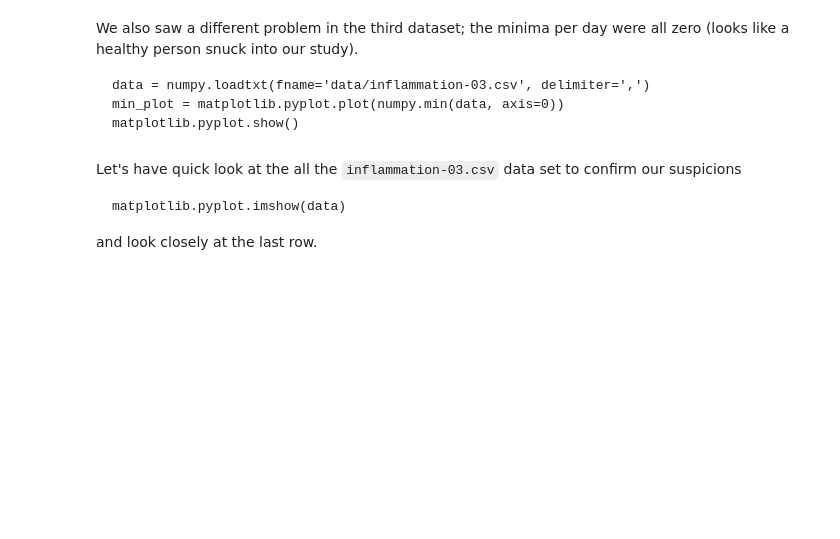
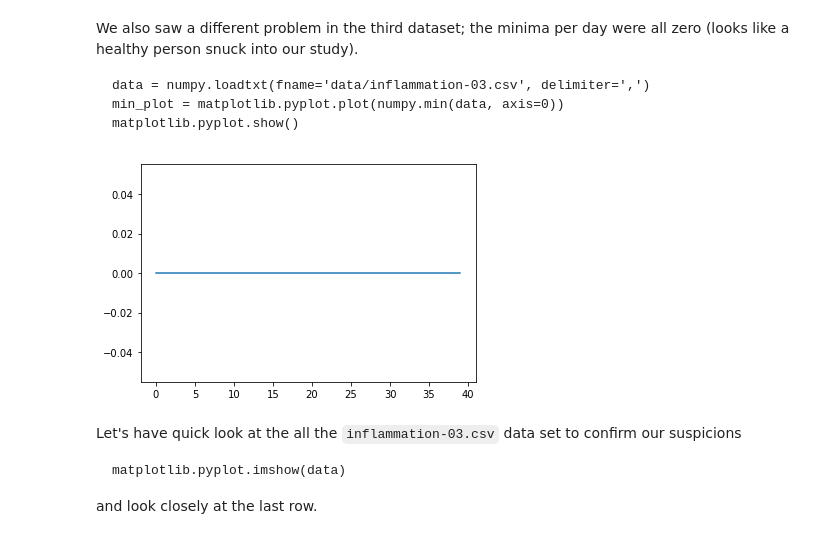
Before and after one commit to VBubalo/2019-12-03-intro-to-python-workshop, a Jupyter notebook: lessons/python/ep5-conditionals.ipynb, the cells around one changed output. Cells and saved outputs as stored; diff of their text form; code cells hidden in the pictures; blank space fills up the shorter version.

````diff
--- a/lessons/python/ep5-conditionals.ipynb
+++ b/lessons/python/ep5-conditionals.ipynb
@@ -187,6 +187,12 @@ data = numpy.loadtxt(fname='data/inflammation-03.csv', delimiter=',')
 min_plot = matplotlib.pyplot.plot(numpy.min(data, axis=0))
 matplotlib.pyplot.show()
 ```
+# %%
+data = numpy.loadtxt(fname='data/inflammation-03.csv', delimiter=',')
+min_plot = matplotlib.pyplot.plot(numpy.min(data, axis=0))
+matplotlib.pyplot.show()
+# %% [output]
+[figure, added]
 # %% [markdown]
 Let's have quick look at the all the `inflammation-03.csv` data set to confirm our suspicions
 ```
````
Also changed, not shown: parts of 1 cell of this notebook.
